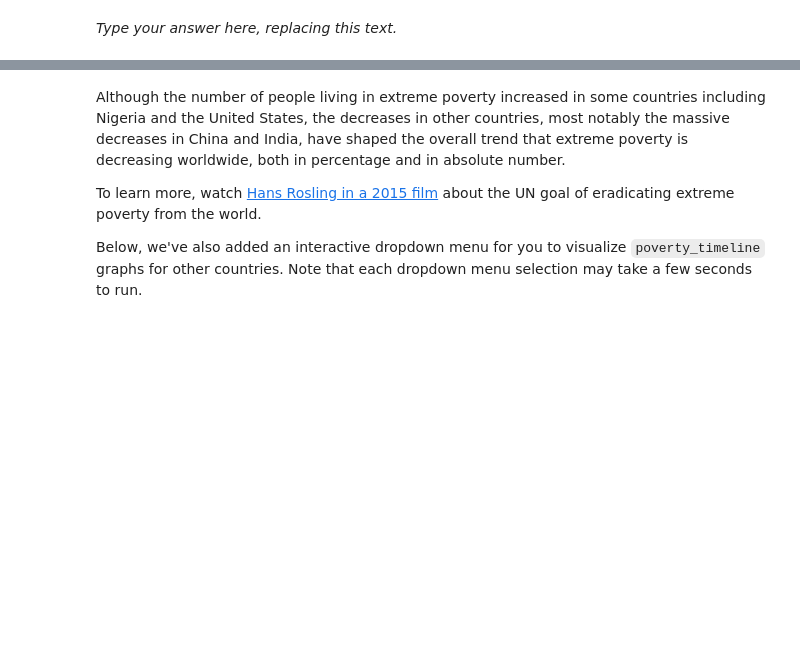
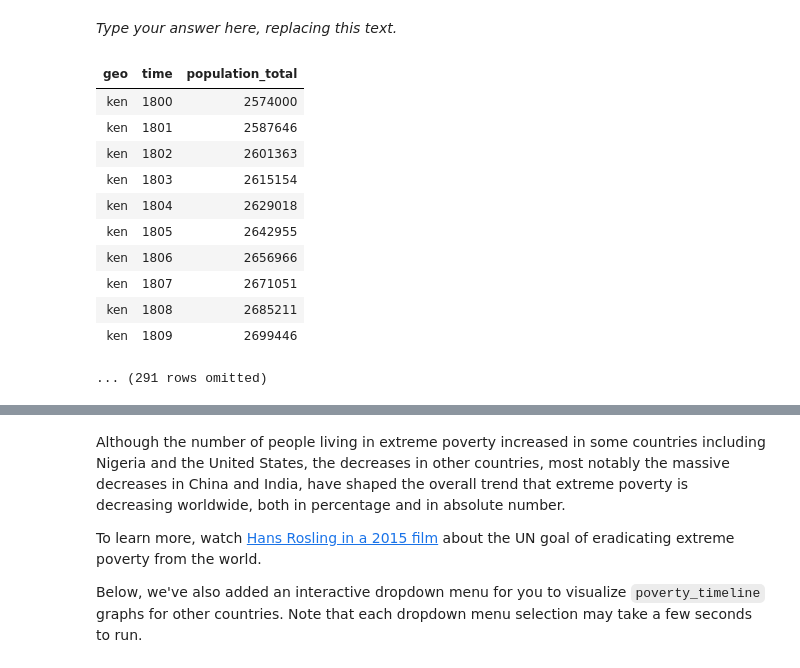
Before and after one commit to AndrewClough05/Intro-to-Data-Analytics-2.0, a Jupyter notebook: project1/project1/project1.ipynb, the cells around one changed output, grey strips where cells are left out. Saved outputs shown, nothing was run; the diff lists cells and outputs as text; code cells hidden in the pictures; blank space fills up the shorter version.

```diff
--- a/project1/project1/project1.ipynb
+++ b/project1/project1/project1.ipynb
@@ -841,12 +853,28 @@ Feel free to use the markdown cell below to plan out your answer, but you needn'
 # %% [markdown]
 _Type your answer here, replacing this text._
 # %%
-def poverty_timeline(country):
+def poverty_timeline(input):
     '''Draw a timeline of people living in extreme poverty in a country.'''
-    geo = ...
-    # This solution will take multiple lines of code. Use as many as you need
-    ...
+    country = countries.where("name", are.equal_to(input))
+    population_data = population.where("geo", are.equal_to(country.column("country")))
+    poverty_ratio = poverty.join("geo")
+
+
+poverty_timeline("Kenya")
     # Don't change anything below this line.
-    plots.title(country)
-    plots.ylim(bottom=0)
-    plots.show() # This should be the last line of your function.
+    #plots.title(country)
+    #plots.ylim(bottom=0)
+    #plots.show() # This should be the last line of your function.
+# %% [output]
+| geo | time | population_total |
+| ken | 1800 | 2574000 |
+| ken | 1801 | 2587646 |
+| ken | 1802 | 2601363 |
+| ken | 1803 | 2615154 |
+| ken | 1804 | 2629018 |
+| ken | 1805 | 2642955 |
+| ken | 1806 | 2656966 |
+| ken | 1807 | 2671051 |
+| ken | 1808 | 2685211 |
+| ken | 1809 | 2699446 |
+... (291 rows omitted)
```
Also changed, not shown: parts of 8 cells of this notebook, 20 other files.
